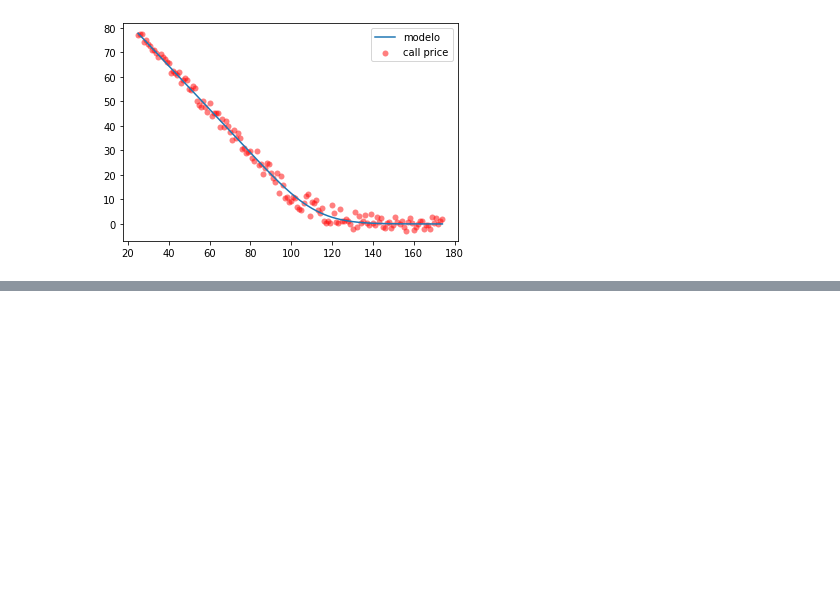
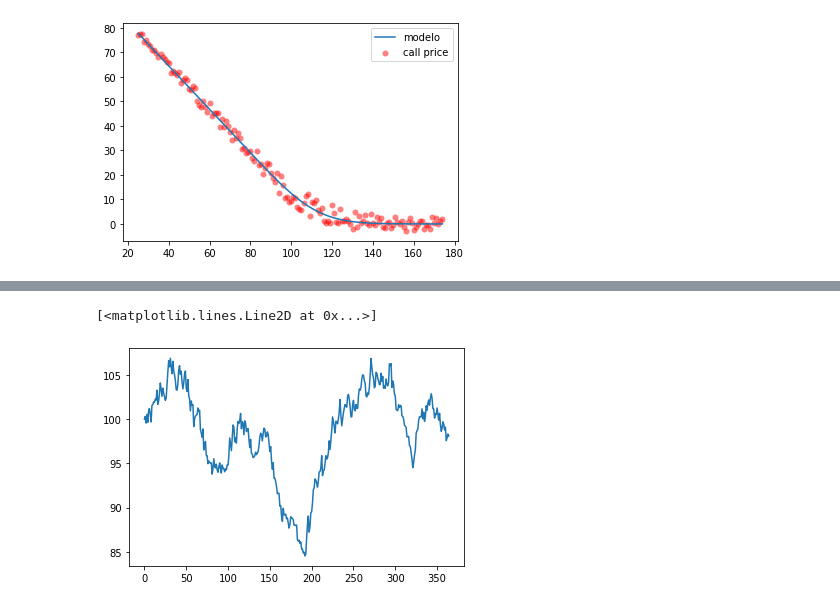
Before and after one commit to diogosanchez72/overnightStrategy, a Jupyter notebook: Options strtuture strategie.ipynb, the cells around one changed output, grey strips where cells are left out. Cells and saved outputs as stored; diff of their text form; code cells hidden in the pictures; blank space fills up the shorter version.

```diff
--- a/Options strtuture strategie.ipynb
+++ b/Options strtuture strategie.ipynb
@@ -146,0 +159,5 @@ plt.plot(carteira['Payoff'])
+# %%
+plt.plot(cota)
+# %% [output]
+[<matplotlib.lines.Line2D at 0x...>]
+[figure, added]
```
Also changed, not shown: parts of 2 cells of this notebook.
